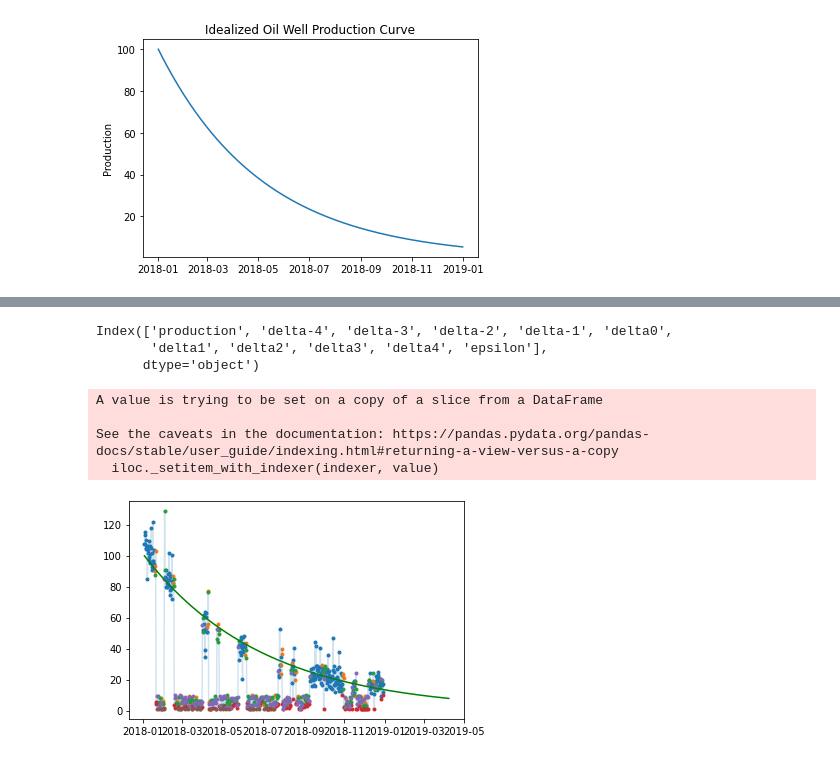
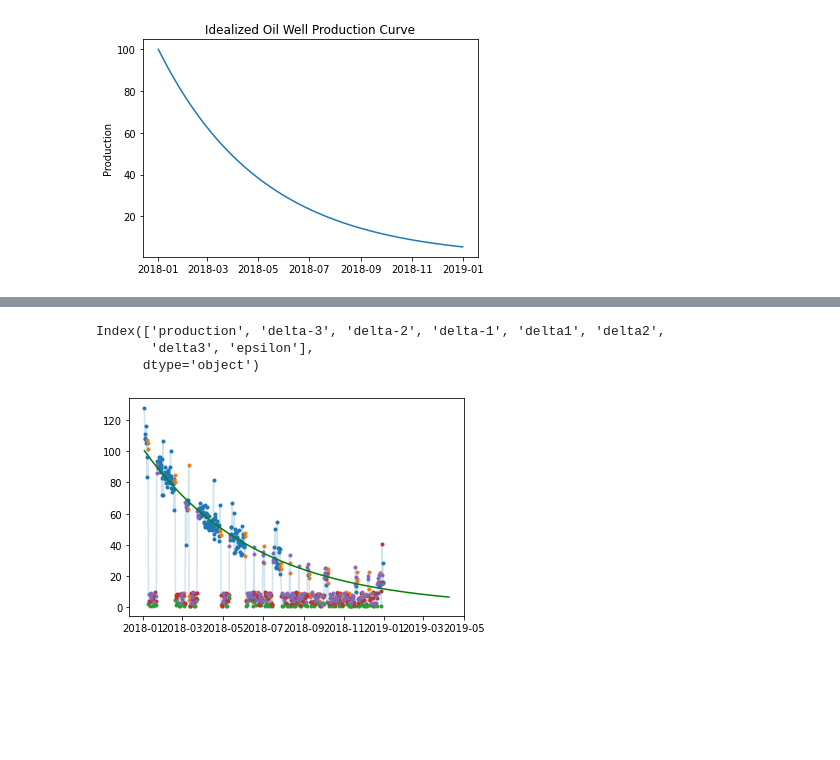
Before and after one commit to ljbelenky/decline, a Jupyter notebook: Production Modeling.ipynb, the cells around one changed output, grey strips where cells are left out. Cells and saved outputs as stored; diff of their text form; code cells hidden in the pictures; blank space fills up the shorter version.

```diff
--- a/Production Modeling.ipynb
+++ b/Production Modeling.ipynb
@@ -87,7 +89,7 @@ X = data.copy()
 X['production'] = np.log(X['production'])
 
 '''Add Delta Columns for differences'''
-for i in range(-4,5):
+for i in [-3,-2,-1,1,2,3]:
     X['delta{}'.format(i)] = X.production.diff(i)
 
 X['days_ago'] = (X['date'].max()-X['date']).dt.days
@@ -104,37 +106,33 @@ X = PCA(n_components = int(len(X.columns)/1.5), whiten = True).fit_transform(X)
 labels = KMeans(n_clusters =6).fit(X).predict(X)
 data['labels'] = -1
 data['labels'].iloc[indices] = labels
 data = data[data['labels']>=0]
 
 majority_class = data.groupby('labels').count().sort_values('date').index[-1]
 majority = data[data['labels']==majority_class].drop('labels', axis = 1)
 majority['log_production'] = np.log(majority['production'])
 
 model = LR().fit(majority['date'].values.reshape(-1,1), majority['log_production'])
 first_pass_predictions = model.predict(majority['date'].values.astype(float).reshape(-1,1))
 first_pass_residuals = first_pass_predictions - majority['log_production']
 
 mean, std = first_pass_residuals.mean(), first_pass_residuals.std()
 filter = (first_pass_residuals > mean-2*std)&(first_pass_residuals<mean+2*std)
 
 filtered_majority = majority[filter]
 filtered_model = LR().fit(filtered_majority['date'].values.reshape(-1,1), filtered_majority['log_production'])
 prediction_dates = pd.date_range(start = majority.date.min(), end = majority.date.max() + pd.DateOffset(days = 100))
 predictions = filtered_model.predict(prediction_dates.values.astype(float).reshape(-1,1))
 predictions = np.exp(predictions)
 
 plt.plot(prediction_dates, predictions, color = 'green')
 plt.plot(data.set_index('date')['production'], alpha = .2)
 
 for label in data['labels'].unique():
     l = data[data['labels'] == label]
     plt.scatter(l['date'], l['production'], marker = '.')
 # %% [output]
-Index(['production', 'delta-4', 'delta-3', 'delta-2', 'delta-1', 'delta0',
-       'delta1', 'delta2', 'delta3', 'delta4', 'epsilon'],
+Index(['production', 'delta-3', 'delta-2', 'delta-1', 'delta1', 'delta2',
+       'delta3', 'epsilon'],
       dtype='object')
-A value is trying to be set on a copy of a slice from a DataFrame
-
-See the caveats in the documentation: https://pandas.pydata.org/pandas-docs/stable/user_guide/indexing.html#returning-a-view-versus-a-copy
-  iloc._setitem_with_indexer(indexer, value)
-[figure, old version]
+[figure, new version]
```
Also changed, not shown: parts of 5 cells of this notebook.
